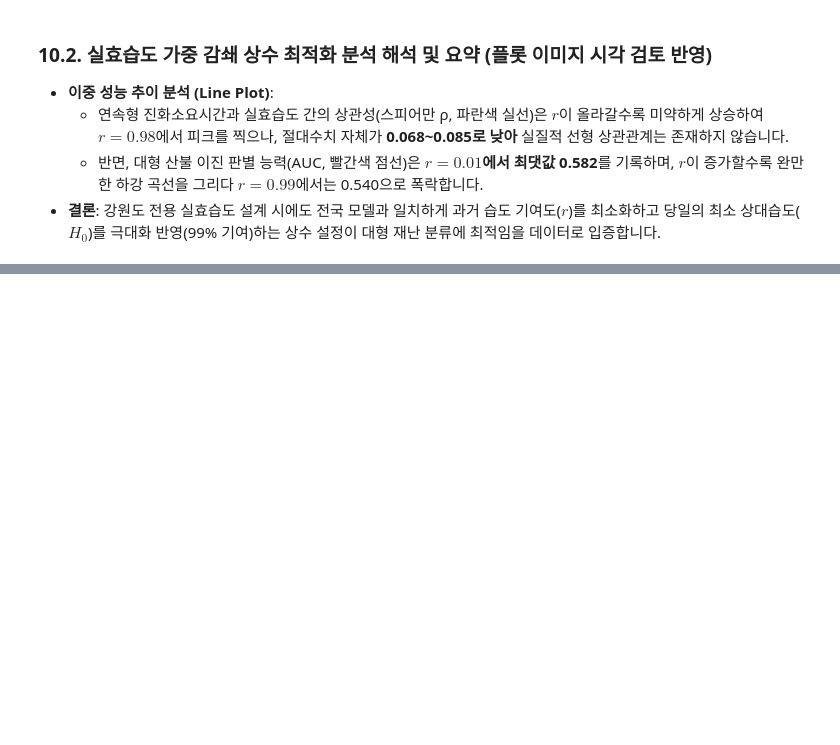
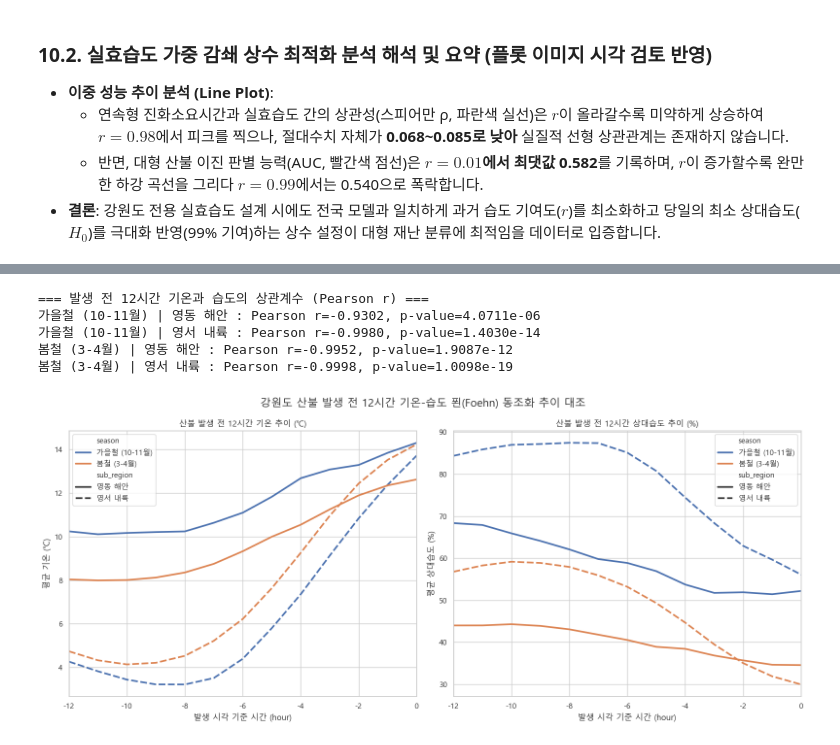
Before and after one commit to Max-JI64/farm-system-public-02, a Jupyter notebook: jsw/EDA/EDA-2026-05-26.ipynb, the cells around one changed output, grey strips where cells are left out. Cells and saved outputs as stored; diff of their text form; code cells hidden in the pictures; blank space fills up the shorter version.

```diff
--- a/jsw/EDA/EDA-2026-05-26.ipynb
+++ b/jsw/EDA/EDA-2026-05-26.ipynb
@@ -698,0 +983,45 @@ plt.show()
+# %%
+# 13.2. 발생 전 12시간 동안 기온-습도 푄 효과 시계열 동조화 분석
+gw_hour_filtered = gw_hour[(gw_hour['발생시각기준시간'] >= -12) & (gw_hour['발생시각기준시간'] <= 0)].copy()
+gw_hour_filtered['season'] = gw_hour_filtered['발생월'].apply(
+    lambda x: '봄철 (3-4월)' if x in [3, 4] else ('가을철 (10-11월)' if x in [10, 11] else '기타')
+)
+gw_hour_filtered = gw_hour_filtered[gw_hour_filtered['season'] != '기타'].copy()
+
+# 시계열 평균 산출
+ts_stats = gw_hour_filtered.groupby(['season', 'sub_region', '발생시각기준시간']).agg(
+    mean_temp=('기온', 'mean'),
+    mean_rh=('습도', 'mean')
+).reset_index()
+
+# 시각화
+fig, axes = plt.subplots(1, 2, figsize=(16, 7))
+
+sns.lineplot(data=ts_stats, x='발생시각기준시간', y='mean_temp', hue='season', style='sub_region', linewidth=2.5, ax=axes[0])
+axes[0].set_title('산불 발생 전 12시간 기온 추이 (℃)')
+axes[0].set_xlabel('발생 시각 기준 시간 (hour)')
+axes[0].set_ylabel('평균 기온 (℃)')
+axes[0].set_xlim(-12, 0)
+
+sns.lineplot(data=ts_stats, x='발생시각기준시간', y='mean_rh', hue='season', style='sub_region', linewidth=2.5, ax=axes[1])
+axes[1].set_title('산불 발생 전 12시간 상대습도 추이 (%)')
+axes[1].set_xlabel('발생 시각 기준 시간 (hour)')
+axes[1].set_ylabel('평균 상대습도 (%)')
+axes[1].set_xlim(-12, 0)
+
+# 상관관계 계산
+print("=== 발생 전 12시간 기온과 습도의 상관계수 (Pearson r) ===")
+for name, group in ts_stats.groupby(['season', 'sub_region']):
+    r_val, p_val = stats.pearsonr(group['mean_temp'], group['mean_rh'])
+    print(f"{name[0]} | {name[1]} : Pearson r={r_val:.4f}, p-value={p_val:.4e}")
+
+plt.suptitle('강원도 산불 발생 전 12시간 기온-습도 푄(Foehn) 동조화 추이 대조', fontsize=16)
+plt.tight_layout()
+plt.show()
+# %% [output]
+=== 발생 전 12시간 기온과 습도의 상관계수 (Pearson r) ===
+가을철 (10-11월) | 영동 해안 : Pearson r=-0.9302, p-value=4.0711e-06
+가을철 (10-11월) | 영서 내륙 : Pearson r=-0.9980, p-value=1.4030e-14
+봄철 (3-4월) | 영동 해안 : Pearson r=-0.9952, p-value=1.9087e-12
+봄철 (3-4월) | 영서 내륙 : Pearson r=-0.9998, p-value=1.0098e-19
+[figure, added]
```
Also changed, not shown: parts of 25 cells of this notebook, 1 other file.
